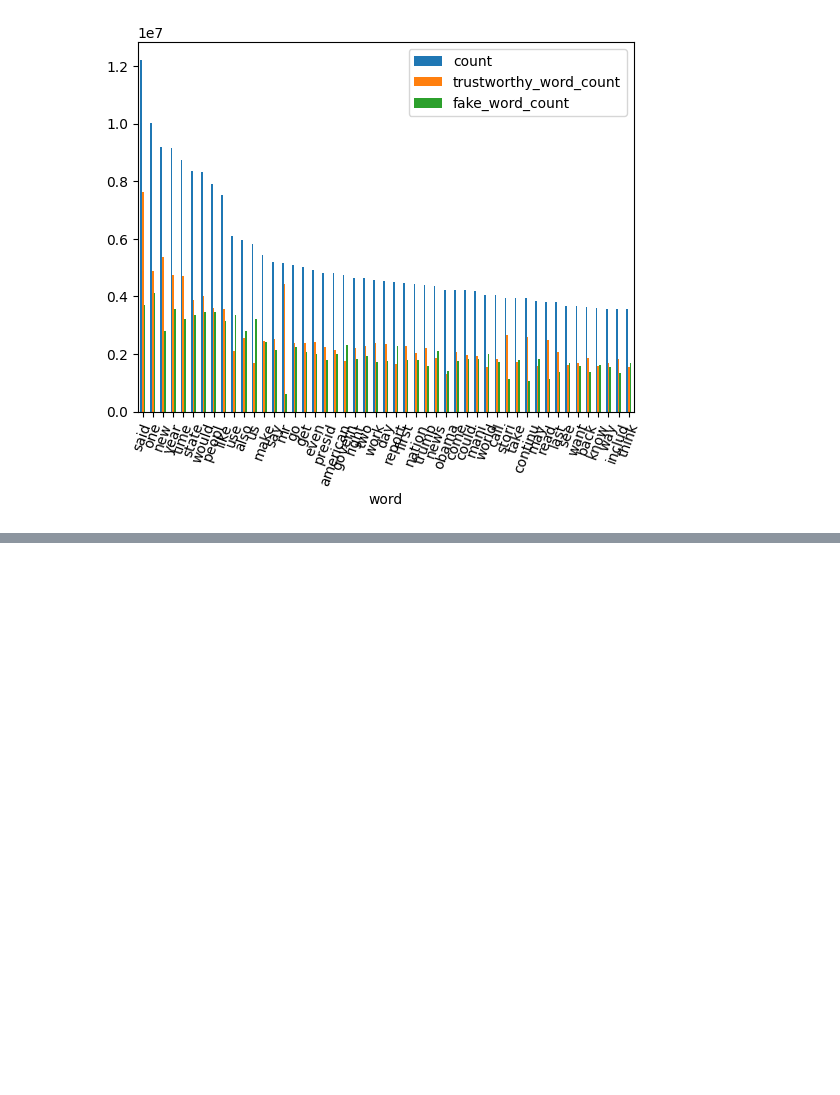
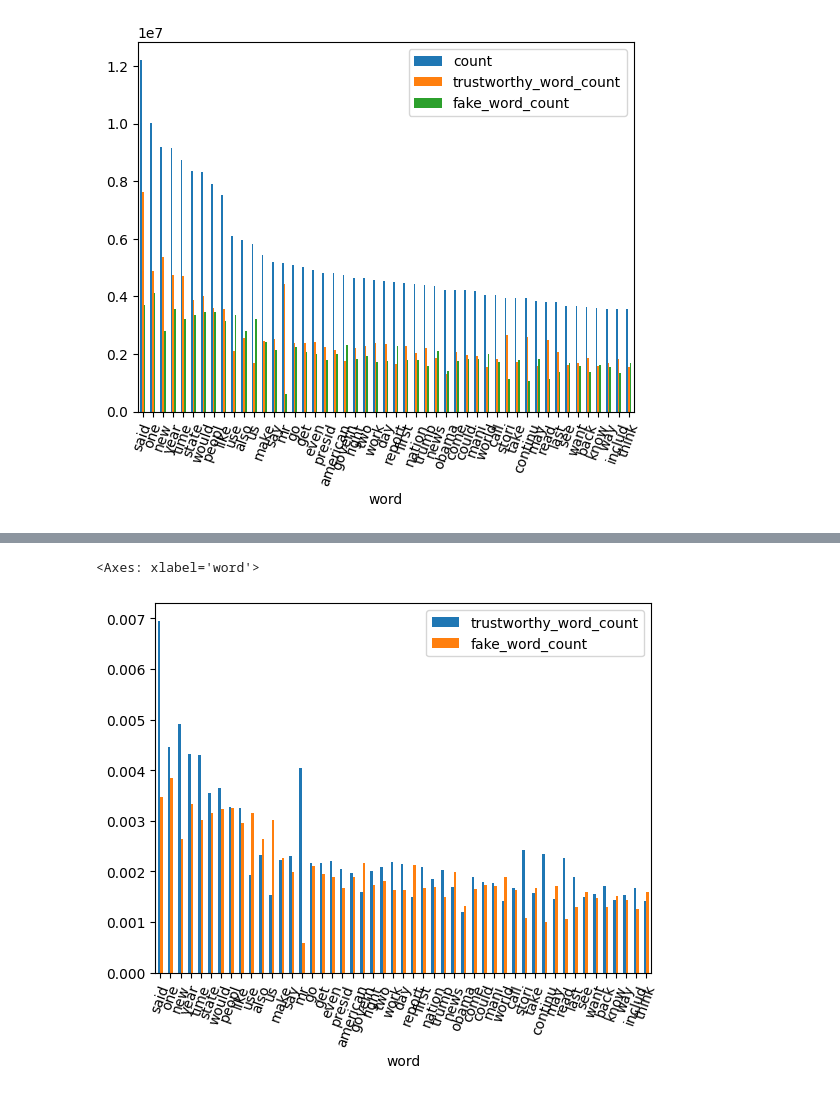
Before and after one commit to arnku/fake_news, a Jupyter notebook: data_visualization.ipynb, the cells around one changed output, grey strips where cells are left out. Drawn from its saved outputs; the diff is of its cells as text; code cells hidden in the pictures; blank space fills up the shorter version.

Commit message:
number of unique words and normalized visualization

```diff
--- a/data_visualization.ipynb
+++ b/data_visualization.ipynb
@@ -11,7 +11,7 @@ bias_df.head
 reliable_df = pd.read_csv('word_count_reliable.csv', nrows=49, delimiter=';')
 reliable_df.head
 
-total_df = pd.read_csv('word_count_total.csv', nrows=49, delimiter=';')
+total_df = pd.read_csv('word_count_total.csv', nrows=1000, delimiter=';')
 
 df_trustworthy = pd.read_csv('word_count_reliable_total.csv', delimiter=';')
 df_fake = pd.read_csv('word_count_fake_total.csv', delimiter=';')
@@ -75,3 +75,22 @@ df_t.plot(x='word', y=['count', 'trustworthy_word_count', 'fake_word_count'],kin
 # %% [output]
 <Axes: xlabel='word'>
 [figure]
+# %%
+# Calculate the number of unique words i fake
+num_trustworthy_words = len(df_trustworthy)
+print(num_trustworthy_words)
+total_trustworthy_words = df_trustworthy['count'].sum()
+print(total_trustworthy_words)
+
+num_fake_words = len(df_fake)
+print(num_fake_words)
+total_fake_words = df_fake['count'].sum()
+print(total_fake_words)
+
+# Normalize the count
+df_t['trustworthy_word_count'] = df_t['trustworthy_word_count'] / total_trustworthy_words
+print(df_t['trustworthy_word_count'][0:10])
+
+
+df_t['fake_word_count'] = df_t['fake_word_count'] / total_fake_words
+print(df_t['fake_word_count'][0:10])
@@ -77,0 +115,6 @@ df_t.plot(x='word', y=['count', 'trustworthy_word_count', 'fake_word_count'],kin
+# %%
+# Plot fake vs. trustworthy normalized frequency of unique words
+df_t.iloc[0:49].plot(x='word', y=['trustworthy_word_count', 'fake_word_count'],kind="bar" ,rot=70)
+# %% [output]
+<Axes: xlabel='word'>
+[figure, added]
```
Also changed, not shown: parts of 5 cells of this notebook.
